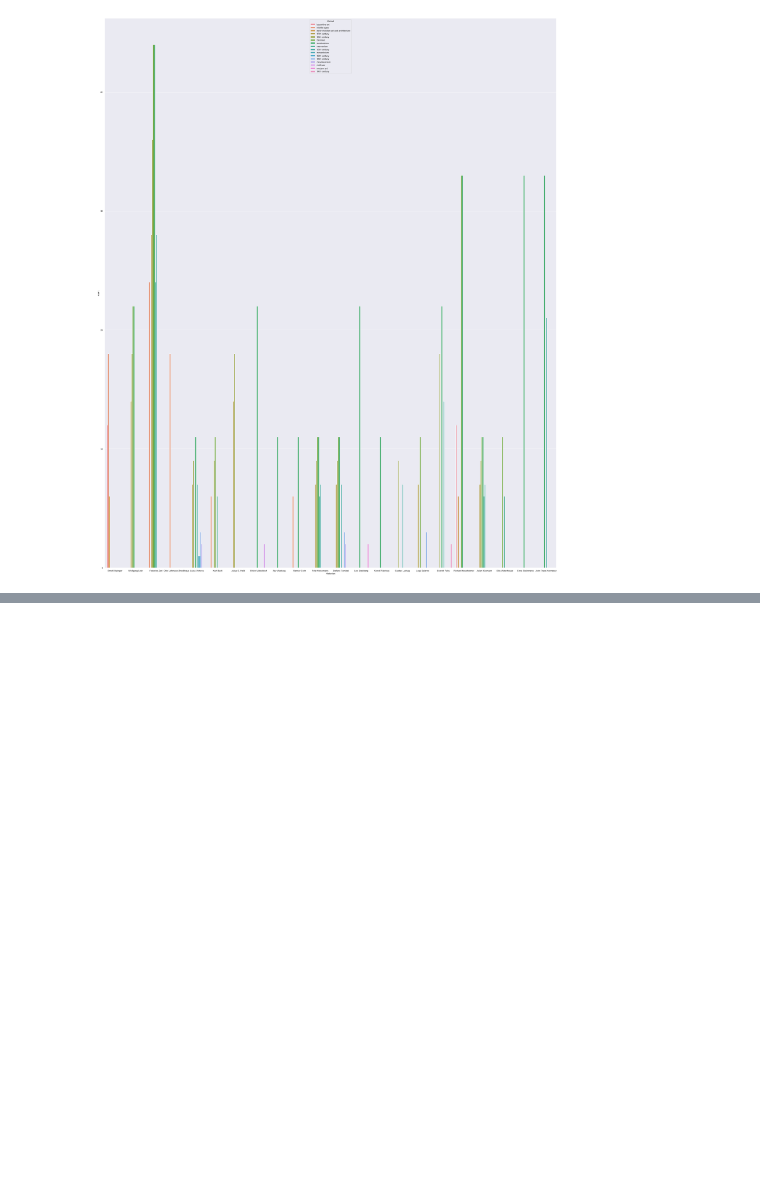
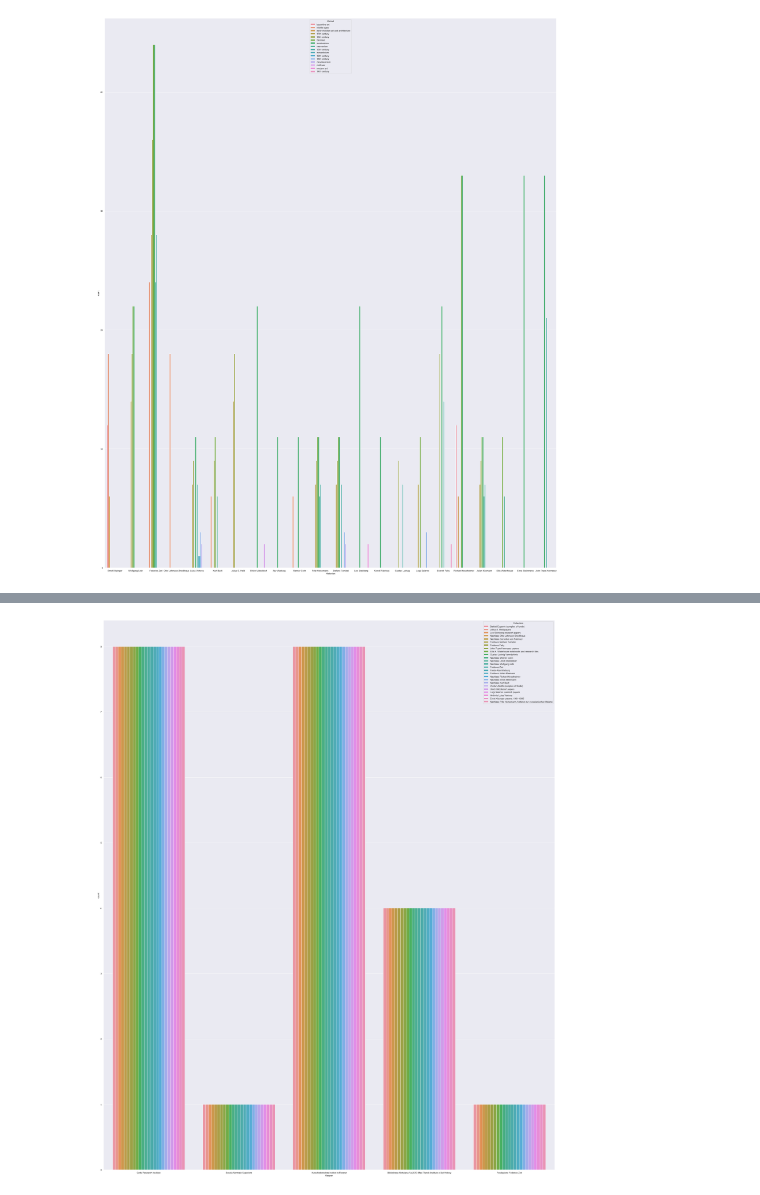
Before and after one commit to massgiulia13/artelling, a Jupyter notebook: crea_historian_periods_e_bar_period_histo.ipynb, the cells around one changed output, grey strips where cells are left out. Drawn from its saved outputs; the diff is of its cells as text; code cells hidden in the pictures; blank space fills up the shorter version.

```diff
--- a/crea_historian_periods_e_bar_period_histo.ipynb
+++ b/crea_historian_periods_e_bar_period_histo.ipynb
@@ -193,0 +262,8 @@ show(p)
+# %%
+import csv
+import pandas as pd
+
+
+with open("collection_keeper.csv") as csv_file:
+    df = pd.read_csv(csv_file, delimiter=',', encoding = "latin-1")
+print(df.head(20))
@@ -193,0 +294,8 @@ show(p)
+# %%
+import seaborn as sns
+import matplotlib.pyplot as plt
+fig_dims = (40, 50)
+fig, ax = plt.subplots(figsize=fig_dims)
+ax = sns.countplot(x="Keeper", hue="Collection", data=df)
+# %% [output]
+[figure, added]
```
Also changed, not shown: parts of 12 cells of this notebook, 2 other files.
